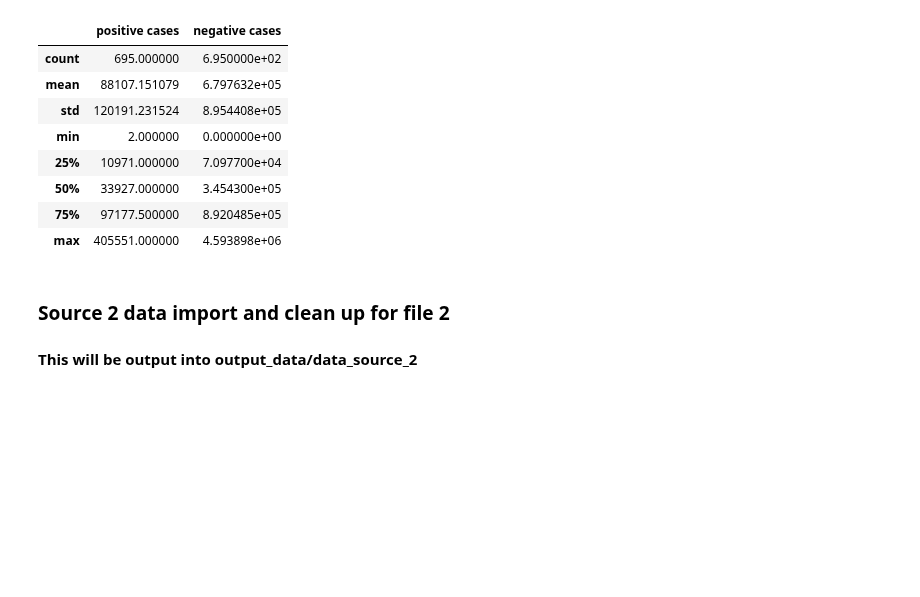
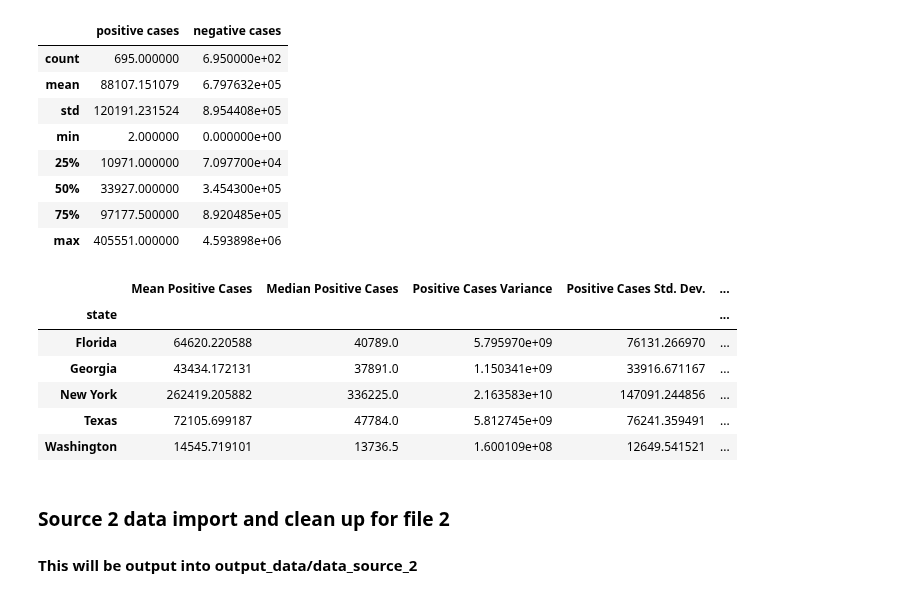
Before and after one commit to Emily-Keymon/Group-Project, a Jupyter notebook: Covid-19 Data Exploration and Cleanup.ipynb, the cells around one changed output. Cells and saved outputs as stored; diff of their text form; code cells hidden in the pictures; blank space fills up the shorter version.

```diff
--- a/Covid-19 Data Exploration and Cleanup.ipynb
+++ b/Covid-19 Data Exploration and Cleanup.ipynb
@@ -226,6 +235,26 @@ state_name_df.describe()
 # %%
 #Save to csv file
 state_name_df.to_csv('output_data/data_source_1.csv')
+# %%
+mean = state_name_df.groupby('state').mean()['positive cases']
+median = state_name_df.groupby('state').median()['positive cases']
+variance = state_name_df.groupby('state').var()['positive cases']
+sds = state_name_df.groupby('state').std()['positive cases']
+sems = state_name_df.groupby('state').sem()['positive cases']
+summary_table_1 = pd.DataFrame({"Mean Positive Cases":mean,
+                              "Median Positive Cases":median,
+                              "Positive Cases Variance":variance,
+                              "Positive Cases Std. Dev.":sds,
+                              "Positive Cases Std. Err.":sems})
+summary_table_1
+# %% [output]
+|  | Mean Positive Cases | Median Positive Cases | Positive Cases Variance | Positive Cases Std. Dev. | ... |
+| state |  |  |  |  | ... |
+| Florida | 64620.220588 | 40789.0 | 5.795970e+09 | 76131.266970 | ... |
+| Georgia | 43434.172131 | 37891.0 | 1.150341e+09 | 33916.671167 | ... |
+| New York | 262419.205882 | 336225.0 | 2.163583e+10 | 147091.244856 | ... |
+| Texas | 72105.699187 | 47784.0 | 5.812745e+09 | 76241.359491 | ... |
+| Washington | 14545.719101 | 13736.5 | 1.600109e+08 | 12649.541521 | ... |
 # %% [markdown]
 ### Source 2 data import and clean up for file 2
 #### This will be output into output_data/data_source_2
```
Also changed, not shown: parts of 17 cells of this notebook.
